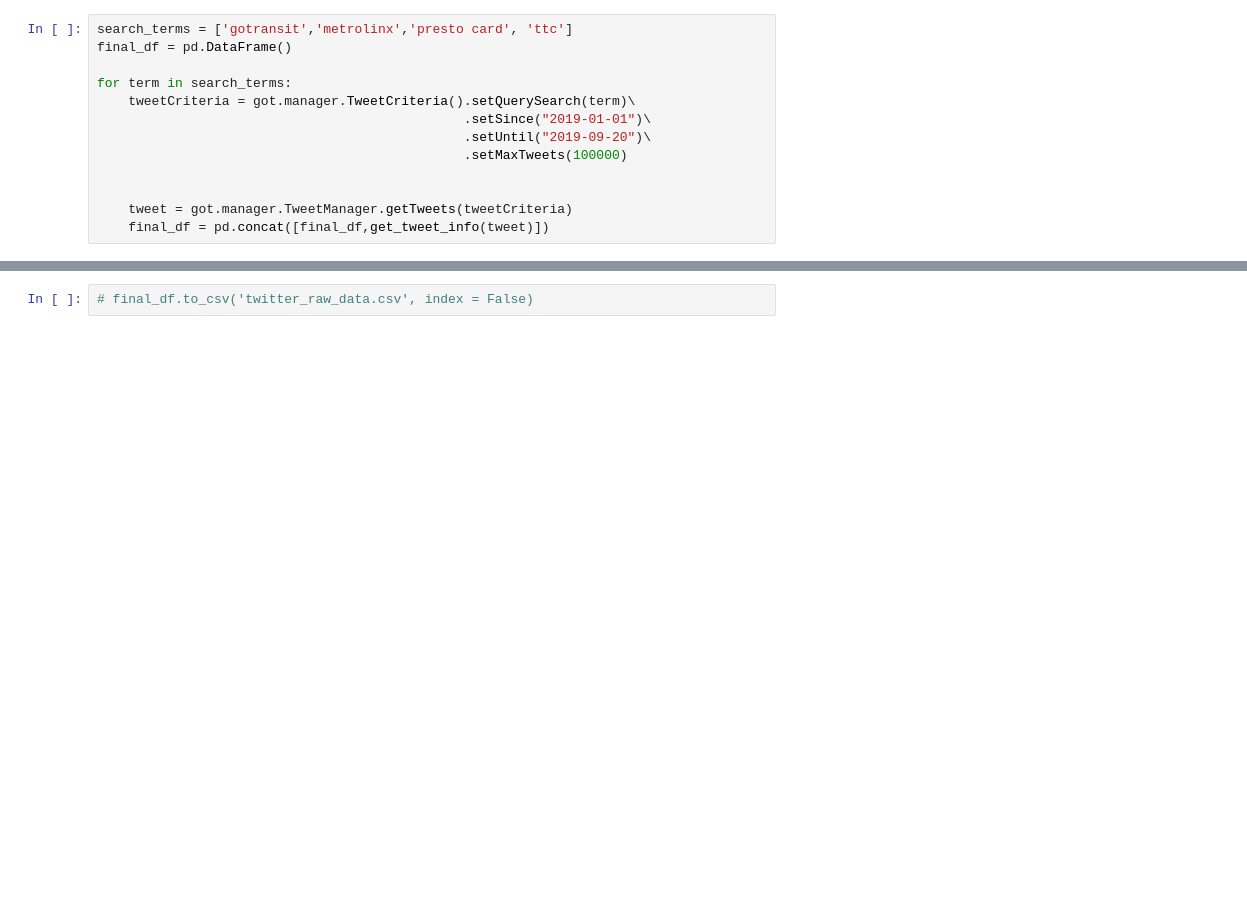
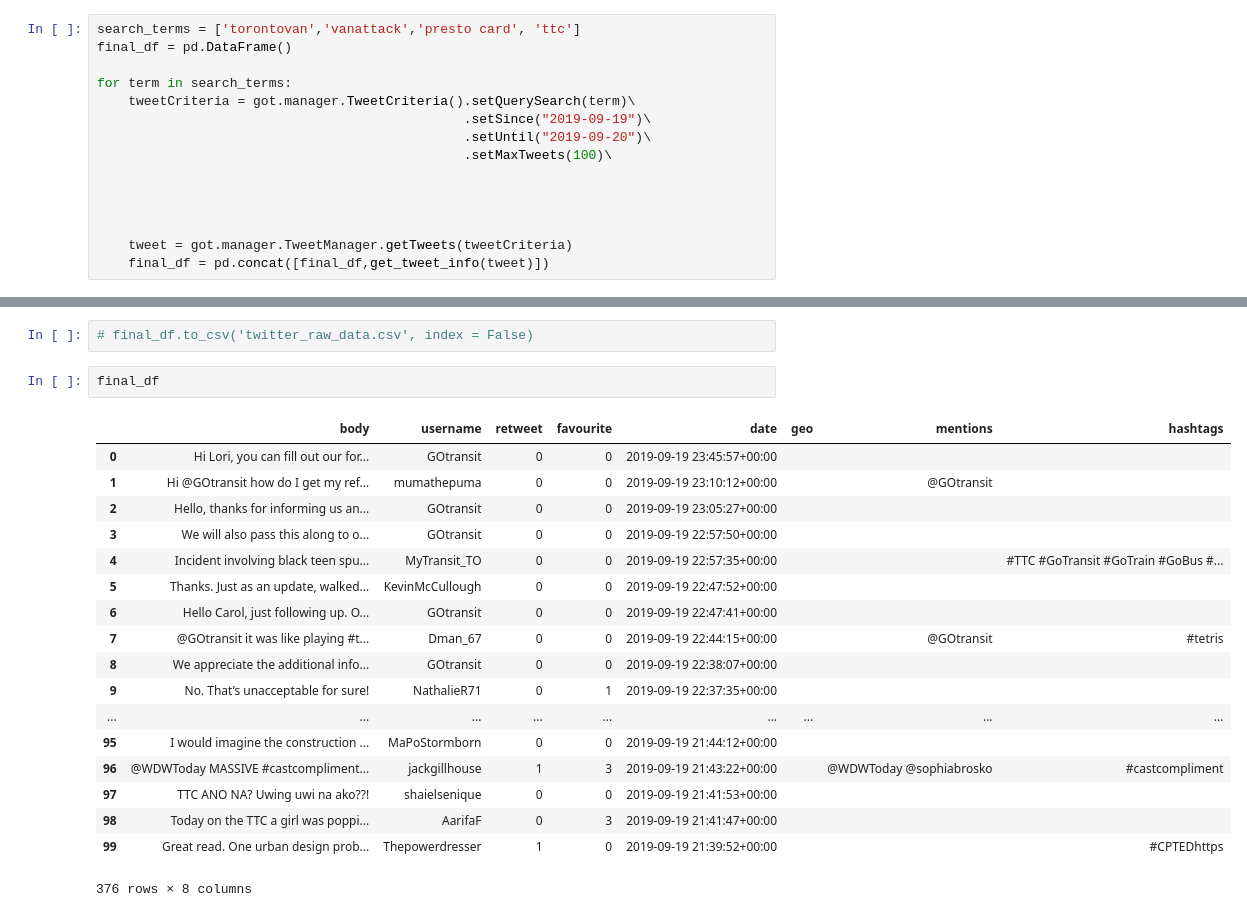
Before and after one commit to LycheeLisa/TransitSocialMedia, a Jupyter notebook: Code/Web Scrapes/twitter_scrape.ipynb, the cells around one changed output, grey strips where cells are left out. Saved outputs shown, nothing was run; the diff lists cells and outputs as text; blank space fills up the shorter version.

```diff
--- a/Code/Web Scrapes/twitter_scrape.ipynb
+++ b/Code/Web Scrapes/twitter_scrape.ipynb
@@ -41,14 +41,16 @@ def get_tweet_info(tweet):
 
     return pd.DataFrame(topics_dict)
 # %%
-search_terms = ['gotransit','metrolinx','presto card', 'ttc']
+search_terms = ['torontovan','vanattack','presto card', 'ttc']
 final_df = pd.DataFrame()
 
 for term in search_terms:
     tweetCriteria = got.manager.TweetCriteria().setQuerySearch(term)\
-                                               .setSince("2019-01-01")\
+                                               .setSince("2019-09-19")\
                                                .setUntil("2019-09-20")\
-                                               .setMaxTweets(100000)
+                                               .setMaxTweets(100)\
+
+
 
 
     tweet = got.manager.TweetManager.getTweets(tweetCriteria)
@@ -56,2 +76,23 @@ for term in search_terms:
 # %%
 # final_df.to_csv('twitter_raw_data.csv', index = False)
+# %%
+final_df
+# %% [output]
+|  | body | username | retweet | favourite | date | geo | mentions | hashtags |
+| 0 | Hi Lori, you can fill out our for... | GOtransit | 0 | 0 | 2019-09-19 23:45:57+00:00 |  |  |  |
+| 1 | Hi @GOtransit how do I get my ref... | mumathepuma | 0 | 0 | 2019-09-19 23:10:12+00:00 |  | @GOtransit |  |
+| 2 | Hello, thanks for informing us an... | GOtransit | 0 | 0 | 2019-09-19 23:05:27+00:00 |  |  |  |
+| 3 | We will also pass this along to o... | GOtransit | 0 | 0 | 2019-09-19 22:57:50+00:00 |  |  |  |
+| 4 | Incident involving black teen spu... | MyTransit_TO | 0 | 0 | 2019-09-19 22:57:35+00:00 |  |  | #TTC #GoTransit #GoTrain #GoBus #... |
+| 5 | Thanks. Just as an update, walked... | KevinMcCullough | 0 | 0 | 2019-09-19 22:47:52+00:00 |  |  |  |
+| 6 | Hello Carol, just following up. O... | GOtransit | 0 | 0 | 2019-09-19 22:47:41+00:00 |  |  |  |
+| 7 | @GOtransit it was like playing #t... | Dman_67 | 0 | 0 | 2019-09-19 22:44:15+00:00 |  | @GOtransit | #tetris |
+| 8 | We appreciate the additional info... | GOtransit | 0 | 0 | 2019-09-19 22:38:07+00:00 |  |  |  |
+| 9 | No. That’s unacceptable for sure! | NathalieR71 | 0 | 1 | 2019-09-19 22:37:35+00:00 |  |  |  |
+| ... | ... | ... | ... | ... | ... | ... | ... | ... |
+| 95 | I would imagine the construction ... | MaPoStormborn | 0 | 0 | 2019-09-19 21:44:12+00:00 |  |  |  |
+| 96 | @WDWToday MASSIVE #castcompliment... | jackgillhouse | 1 | 3 | 2019-09-19 21:43:22+00:00 |  | @WDWToday @sophiabrosko | #castcompliment |
+| 97 | TTC ANO NA? Uwing uwi na ako??! | shaielsenique | 0 | 0 | 2019-09-19 21:41:53+00:00 |  |  |  |
+| 98 | Today on the TTC a girl was poppi... | AarifaF | 0 | 3 | 2019-09-19 21:41:47+00:00 |  |  |  |
+| 99 | Great read. One urban design prob... | Thepowerdresser | 1 | 0 | 2019-09-19 21:39:52+00:00 |  |  | #CPTEDhttps |
+376 rows × 8 columns
```
Also changed, not shown: parts of 1 cell of this notebook, 3 other files.
